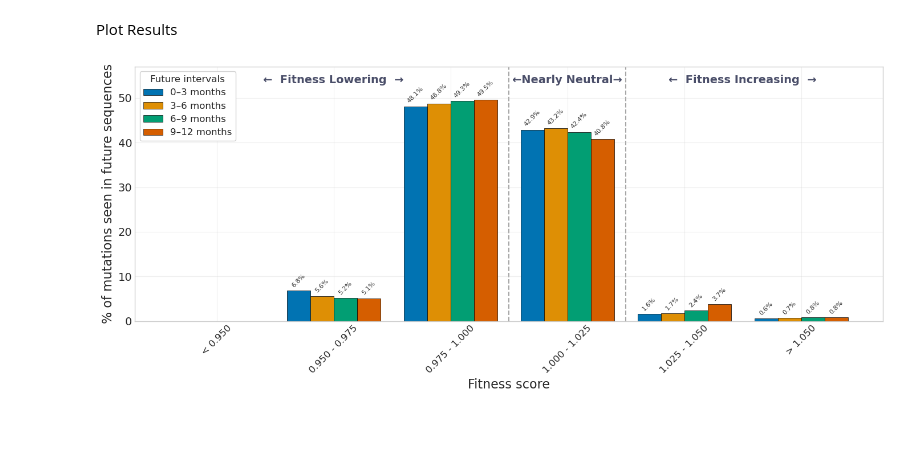
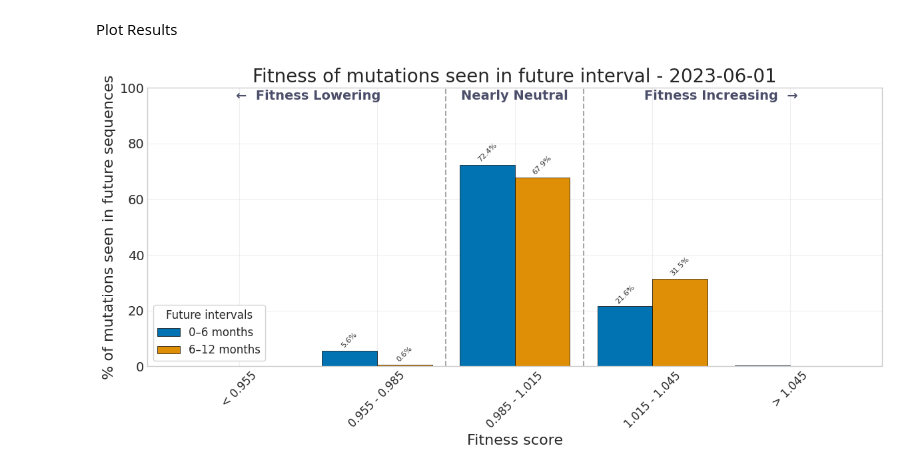
Before and after one commit to TurakhiaLab/VaccineScout, a Jupyter notebook: scripts/new_mutations_fitness.ipynb, the cells around one changed output. Drawn from its saved outputs; the diff is of its cells as text; code cells hidden in the pictures; blank space fills up the shorter version.

```diff
--- a/scripts/new_mutations_fitness.ipynb
+++ b/scripts/new_mutations_fitness.ipynb
@@ -25,9 +25,9 @@ DATA_PATH = ROOT_PATH +"final_df.parquet"
 
 final_df = pd.read_parquet(DATA_PATH)
 
-parent_node = pd.read_csv(ROOT_PATH + "parent_node.csv")
+parent_node = pd.read_csv(ROOT_PATH + "parent_node.csv", keep_default_na=False)
 
-all_mut_data = pd.read_parquet(ROOT_PATH +'all_nodes_spike_2025-09-01_branch.parquet')
+node_mut_data = pd.read_parquet(ROOT_PATH +'all_nodes_spike_2025-09-01_branch.parquet')
 
 dates_df = pd.read_csv(ROOT_PATH + 'chronumental_dates_gisaidAndPublic.2025-09-01.metadata.tsv', sep='\t')
 
@@ -94,7 +105,7 @@ parent_node_clean = parent_node.dropna().drop_duplicates(subset=["node"])
 
 parent_lookup = dict(zip(parent_node_clean["node"], parent_node_clean["parent_node"]))
 
-mutations_lookup = dict(zip(all_mut_data['sample_id'], all_mut_data['aa_mutations']))
+mutations_lookup = dict(zip(node_mut_data['sample_id'], node_mut_data['aa_mutations']))
 
 fitness_lookup = dict(zip(pyro_df['mutation'], pyro_df['R / R_A']))
 # %%
@@ -238,7 +185,8 @@ Total UNIQUE mutations: 717 (100.00% found in Fitness Table)
 # %%
 import numpy as np
 
-bin_edges = np.arange(0.9, 1.14 + 0.01, 0.0001)
+# Expanded range to guarantee NO data is dropped before being caught by the corner bins
+bin_edges = np.arange(0.0, 2.0 + 0.01, 0.0001)
 
 bin_centers = (bin_edges[:-1] + bin_edges[1:]) / 2
 
@@ -261,36 +209,39 @@ Plot Results
 # %%
 import matplotlib.pyplot as plt
 import seaborn as sns
+import numpy as np
 
-from scipy.ndimage import gaussian_filter1d
-
-slices_to_plot = ["3M_1", "3M_2", "3M_3", "3M_4"]  # fixed order
 legend_labels = {
-    "3M_1": "0–3 months",
-    "3M_2": "3–6 months",
-    "3M_3": "6–9 months",
-    "3M_4": "9–12 months"
+    "6M_1": "0–6 months",
+    "6M_2": "6–12 months"
 }
 
 # seaborn colorblind palette
-palette = sns.color_palette("colorblind", n_colors=len(slices_to_plot))
-slice_colors = {key: palette[i] for i, key in enumerate(slices_to_plot)}
+palette = sns.color_palette("colorblind", n_colors=len(disjoint_windows))
+slice_colors = {key: palette[i] for i, key in enumerate(disjoint_windows)}
 
-plt.figure(figsize=(14, 6))
+plt.figure(figsize=(12, 6))
 
-total_slices = len(slices_to_plot)
-target_bin_size = 0.025
+total_slices = len(disjoint_windows)
+target_bin_size = 0.03  # Updated to match the new 0.03 bin widths
 group_width = target_bin_size * 0.8
 bar_width = group_width / total_slices
 
-for i, key in enumerate(slices_to_plot):
+for i, key in enumerate(disjoint_windows):
     df = binned_results[key].copy()
-    df["coarse_bin"] = (df["bin_center"] // target_bin_size) * target_bin_size + (target_bin_size / 2)
 
-    # Force edge data into specific "underflow" and "overflow" bins
-    # We use 0.9375 and 1.0625 as they maintain the perfect 0.025 spacing on the x-axis
-    df.loc[df["bin_center"] < 0.95, "coarse_bin"] = 0.9375
-    df.loc[df["bin_center"] >= 1.05, "coarse_bin"] = 1.0625
+    # Update conditions to the new 0.03 width boundaries
+    conditions = [
+        df["bin_center"] < 0.955,
+        (df["bin_center"] >= 0.955) & (df["bin_center"] < 0.985),
+        (df["bin_center"] >= 0.985) & (df["bin_center"] < 1.015),
+        (df["bin_center"] >= 1.015) & (df["bin_center"] < 1.045),
+        df["bin_center"] >= 1.045
+    ]
+
+    # Updated visual x-coordinates (spaced exactly 0.03 apart)
+    choices = [0.94, 0.97, 1.00, 1.03, 1.06]
+    df["coarse_bin"] = np.select(conditions, choices)
 
     df_grouped = df.groupby("coarse_bin", as_index=False)["percent_sum"].sum()
     x = df_grouped["coarse_bin"].to_numpy()
@@ -309,7 +260,7 @@ for i, key in enumerate(slices_to_plot):
     )
 
     for val_x, val_y in zip(x + offset, y):
-        if val_y > 0.5:  # Only trigger if the percentage is greater than x%
+        if val_y > 0.5:
             plt.text(
                 val_x, val_y + 0.5,
                 f"{val_y:.1f}%",
@@ -319,57 +270,56 @@ for i, key in enumerate(slices_to_plot):
                 color='#333333'
             )
 
+try:
+    plt.title(f'Fitness of mutations seen in future interval - {cutoff_date}', fontsize=20)
+except NameError:
+    plt.title('Fitness of mutations seen in future interval', fontsize=20)
 
 plt.xlabel("Fitness score", fontsize=16)
 plt.ylabel("% of mutations seen in future sequences", fontsize=16)
-# plt.title("Fitness distribution per slice (tips-normalized, KDE only)", fontsize=16)
 leg = plt.legend(title="Future intervals", fontsize=12, title_fontsize=12,
                  frameon=True, facecolor='white', edgecolor='lightgray', framealpha=1.0)
 leg.set_zorder(100)
 
+# Expanded x-limits to cleanly fit the new 0.94 and 1.06 anchors
 plt.xlim(0.92, 1.08)
-clean_ticks = np.arange(0.9375, 1.0626, 0.025)
-tick_labels = []
-for val in clean_ticks:
-    if val < 0.95:
-        tick_labels.append("< 0.950")
-    elif val > 1.05:
-        tick_labels.append("> 1.050")
-    else:
-        # Standard formatting for the middle ranges
-        tick_labels.append(f"{val - 0.0125:.3f} - {val + 0.0125:.3f}")
+
+# Set the new ticks and labels
+clean_ticks = [0.94, 0.97, 1.00, 1.03, 1.06]
+tick_labels = ["< 0.955", "0.955 - 0.985", "0.985 - 1.015", "1.015 - 1.045", "> 1.045"]
 
 plt.xticks(ticks=clean_ticks, labels=tick_labels, rotation=45, fontsize=12)
 plt.gca().ticklabel_format(axis='y', useOffset=False, style='plain')
 
 plt.yticks(fontsize=14)
 plt.grid(alpha=0.3)
+plt.ylim(0, 100)
 
-plt.ylim(0, 57)
-plt.axvline(x=1.000, color='gray', linestyle='--', linewidth=1.5, alpha=0.7, zorder=0)
-plt.axvline(x=1.025, color='gray', linestyle='--', linewidth=1.5, alpha=0.7, zorder=0)
+# Realign the vertical threshold lines to match the central bin boundaries
+plt.axvline(x=0.985, color='gray', linestyle='--', linewidth=1.5, alpha=0.7, zorder=0)
+plt.axvline(x=1.015, color='gray', linestyle='--', linewidth=1.5, alpha=0.7, zorder=0)
 
+# Re-center text annotations over the new groups
 plt.text(
-    x=0.9625, y=54,
-    s="←  Fitness Lowering  →",
+    x=0.955, y=97,
+    s="←  Fitness Lowering",
     ha='center', va='center',
     fontsize=14, fontweight='bold', color='#4a4e69'
 )
 plt.text(
-    x=1.0125, y=54,
-    s="←Nearly Neutral→",
+    x=1.00, y=97,
+    s="Nearly Neutral",
     ha='center', va='center',
     fontsize=14, fontweight='bold', color='#4a4e69'
 )
 plt.text(
-    x=1.050, y=54,
-    s="←  Fitness Increasing  →",
+    x=1.045, y=97,
+    s="Fitness Increasing  →",
     ha='center', va='center',
     fontsize=14, fontweight='bold', color='#4a4e69'
 )
 
 plt.tight_layout()
-# plt.savefig("/data/sukhanna/MPP/ver_2/ver_2A/Final_Images/new_mutation_fitness.svg", format='svg')
 plt.show()
 # %% [output]
-[figure, old version]
+[figure, new version]
```
Also changed, not shown: parts of 5 cells of this notebook, 10 other files.
